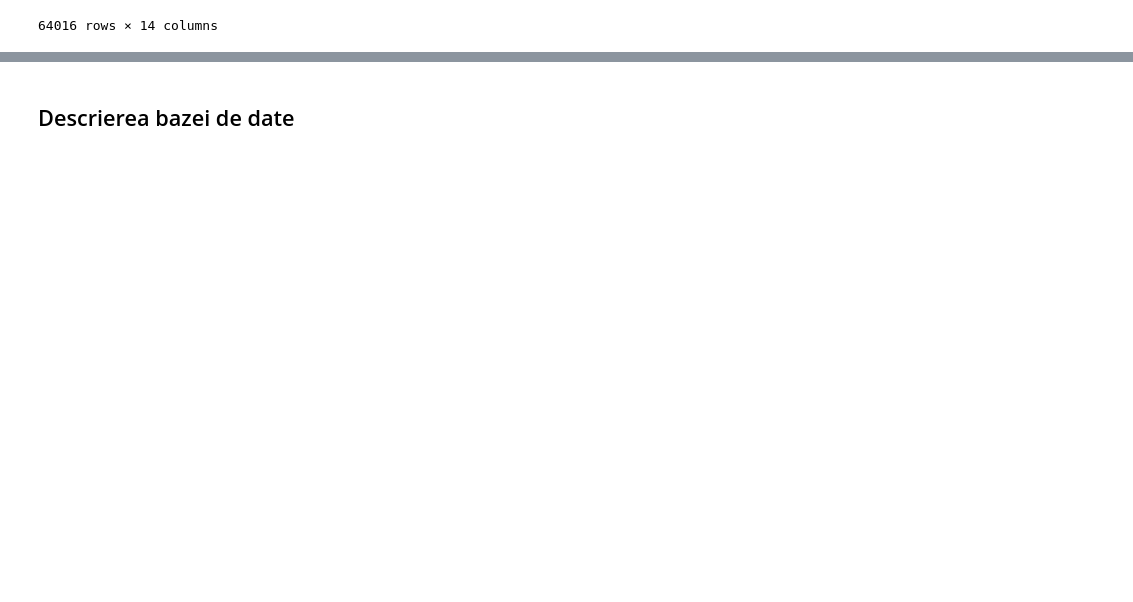
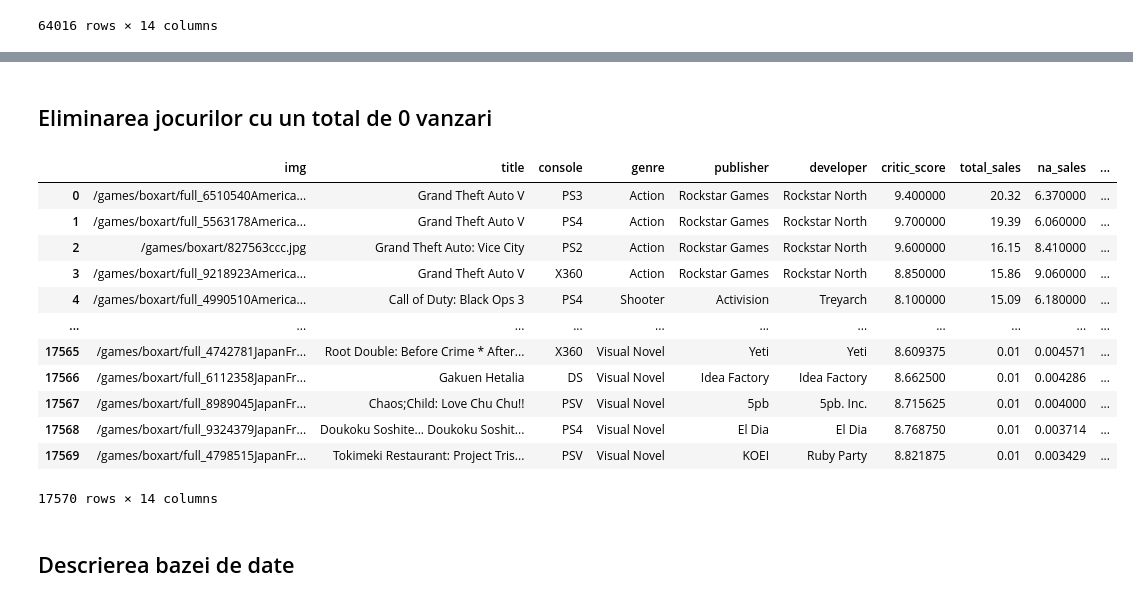
Before and after one commit to eduhaidu/video-game-sales, a Jupyter notebook: video-game-sales.ipynb, the cells around one changed output, grey strips where cells are left out. Drawn from its saved outputs; the diff is of its cells as text; code cells hidden in the pictures; blank space fills up the shorter version.

```diff
--- a/video-game-sales.ipynb
+++ b/video-game-sales.ipynb
@@ -29,3 +92,22 @@ ds
+# %% [markdown]
+## Eliminarea jocurilor cu un total de 0 vanzari
+# %%
+ds = ds[ds['total_sales']!=0]
+ds
+# %% [output]
+|  | img | title | console | genre | publisher | developer | critic_score | total_sales | na_sales | ... |
+| 0 | /games/boxart/full_6510540America... | Grand Theft Auto V | PS3 | Action | Rockstar Games | Rockstar North | 9.400000 | 20.32 | 6.370000 | ... |
+| 1 | /games/boxart/full_5563178America... | Grand Theft Auto V | PS4 | Action | Rockstar Games | Rockstar North | 9.700000 | 19.39 | 6.060000 | ... |
+| 2 | /games/boxart/827563ccc.jpg | Grand Theft Auto: Vice City | PS2 | Action | Rockstar Games | Rockstar North | 9.600000 | 16.15 | 8.410000 | ... |
+| 3 | /games/boxart/full_9218923America... | Grand Theft Auto V | X360 | Action | Rockstar Games | Rockstar North | 8.850000 | 15.86 | 9.060000 | ... |
+| 4 | /games/boxart/full_4990510America... | Call of Duty: Black Ops 3 | PS4 | Shooter | Activision | Treyarch | 8.100000 | 15.09 | 6.180000 | ... |
+| ... | ... | ... | ... | ... | ... | ... | ... | ... | ... | ... |
+| 17565 | /games/boxart/full_4742781JapanFr... | Root Double: Before Crime * After... | X360 | Visual Novel | Yeti | Yeti | 8.609375 | 0.01 | 0.004571 | ... |
+| 17566 | /games/boxart/full_6112358JapanFr... | Gakuen Hetalia | DS | Visual Novel | Idea Factory | Idea Factory | 8.662500 | 0.01 | 0.004286 | ... |
+| 17567 | /games/boxart/full_8989045JapanFr... | Chaos;Child: Love Chu Chu!! | PSV | Visual Novel | 5pb | 5pb. Inc. | 8.715625 | 0.01 | 0.004000 | ... |
+| 17568 | /games/boxart/full_9324379JapanFr... | Doukoku Soshite... Doukoku Soshit... | PS4 | Visual Novel | El Dia | El Dia | 8.768750 | 0.01 | 0.003714 | ... |
+| 17569 | /games/boxart/full_4798515JapanFr... | Tokimeki Restaurant: Project Tris... | PSV | Visual Novel | KOEI | Ruby Party | 8.821875 | 0.01 | 0.003429 | ... |
+17570 rows × 14 columns
 # %% [markdown]
 ## Descrierea bazei de date
 # %%
```
Also changed, not shown: parts of 12 cells of this notebook.
